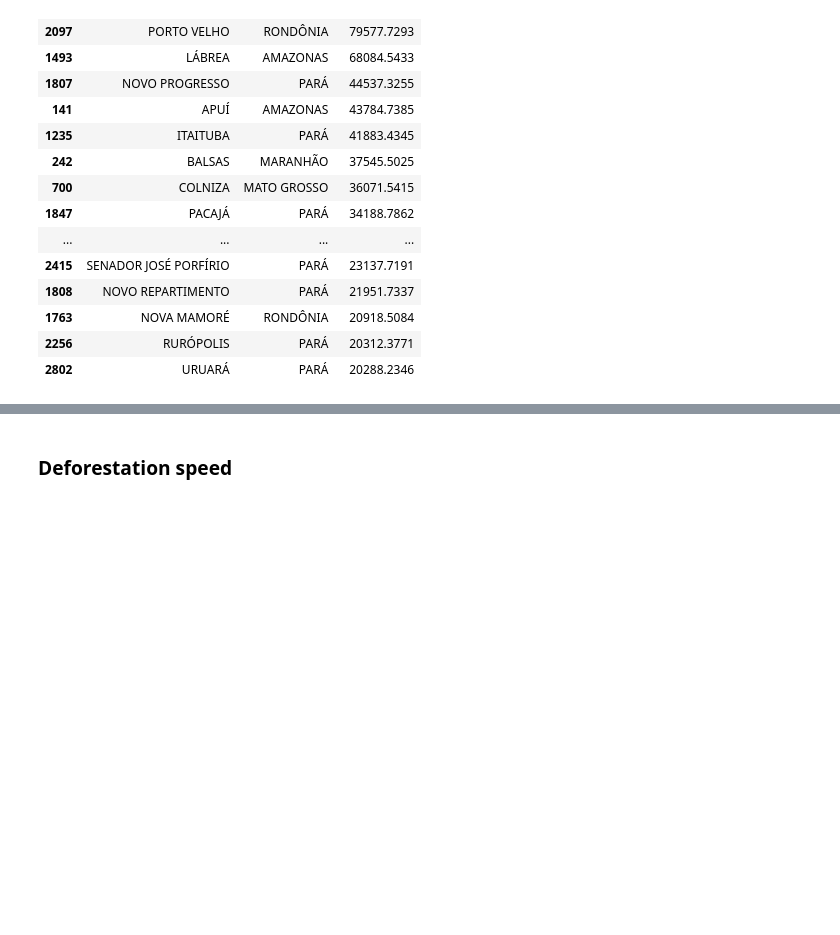
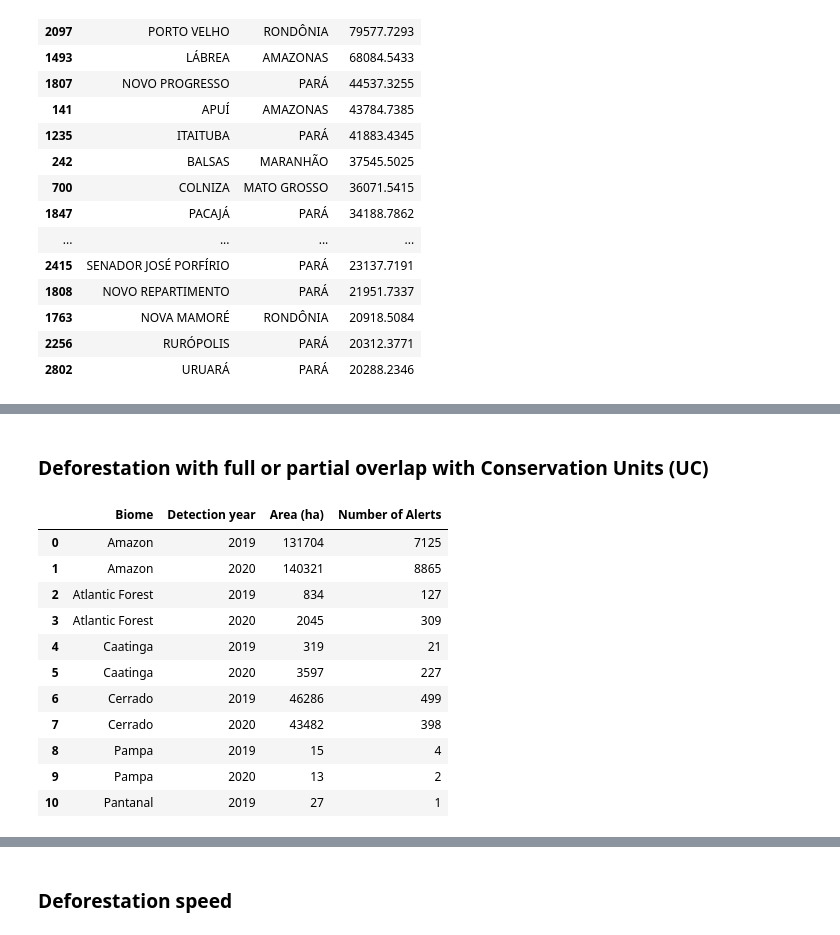
Before and after one commit to leandroleal/mapbiomas-alerta-analysis, a Jupyter notebook: validated_alerts.ipynb, the cells around one changed output, grey strips where cells are left out. Drawn from its saved outputs; the diff is of its cells as text; code cells hidden in the pictures; blank space fills up the shorter version.

Commit message:
largest deforestation, uc and indigenous land analysis

```diff
--- a/validated_alerts.ipynb
+++ b/validated_alerts.ipynb
@@ -160,0 +230,21 @@ df.sort_values('Area (ha)',ascending=False)[0:20]
+# %% [markdown]
+### Deforestation with full or partial overlap with Conservation Units (UC)
+# %%
+mask = validated['conservation_unit_area'] > 0
+df = validated[mask].groupby(['Biome', 'Detection year'])['Area (ha)', 'Municipality', 'County'].agg({'Area (ha)': ['sum', 'count']}).reset_index()
+df = df.rename(columns = {'sum': 'Area (ha)', 'count': 'Number of Alerts'})
+df_pivot = pd.pivot_table(df, values='Area (ha)', index=['Biome', 'Detection year'], fill_value='0', aggfunc= 'max').astype(int).reset_index()
+df_pivot
+# %% [output]
+|  | Biome | Detection year | Area (ha) | Number of Alerts |
+| 0 | Amazon | 2019 | 131704 | 7125 |
+| 1 | Amazon | 2020 | 140321 | 8865 |
+| 2 | Atlantic Forest | 2019 | 834 | 127 |
+| 3 | Atlantic Forest | 2020 | 2045 | 309 |
+| 4 | Caatinga | 2019 | 319 | 21 |
+| 5 | Caatinga | 2020 | 3597 | 227 |
+| 6 | Cerrado | 2019 | 46286 | 499 |
+| 7 | Cerrado | 2020 | 43482 | 398 |
+| 8 | Pampa | 2019 | 15 | 4 |
+| 9 | Pampa | 2020 | 13 | 2 |
+| 10 | Pantanal | 2019 | 27 | 1 |
```
Also changed, not shown: parts of 9 cells of this notebook.
